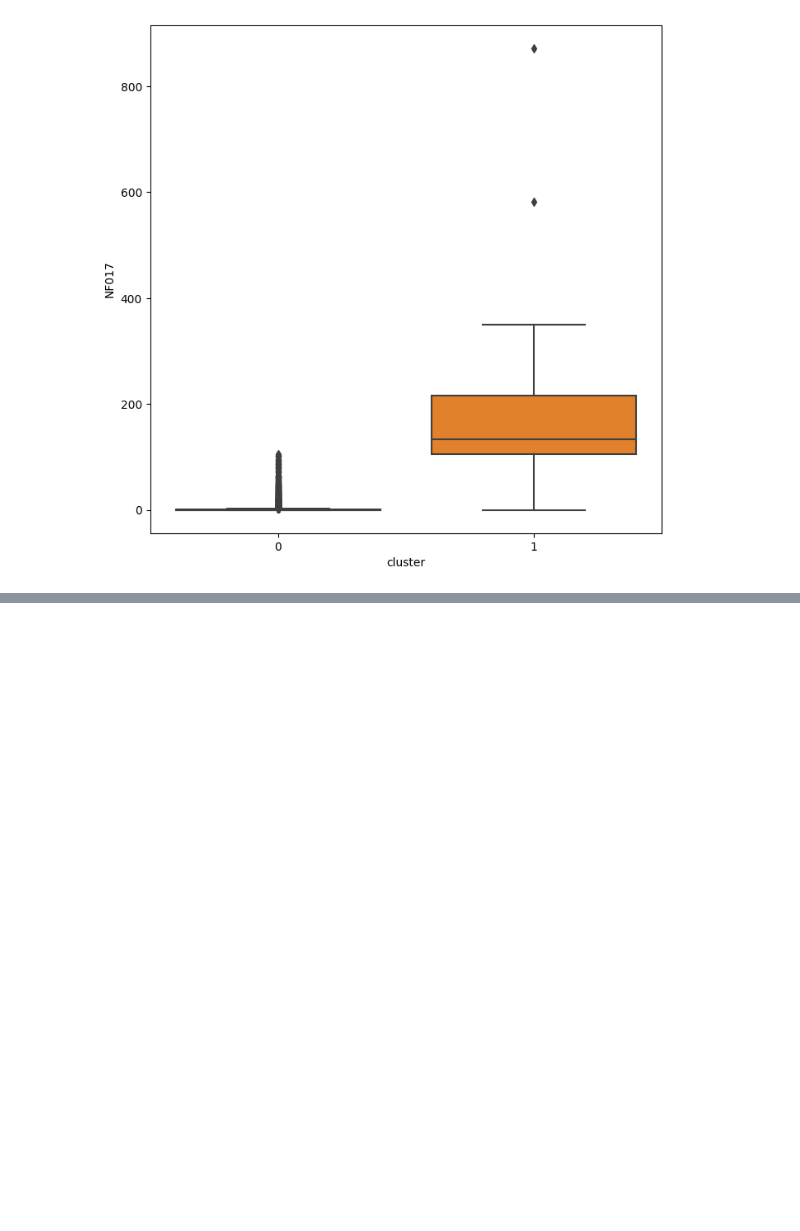
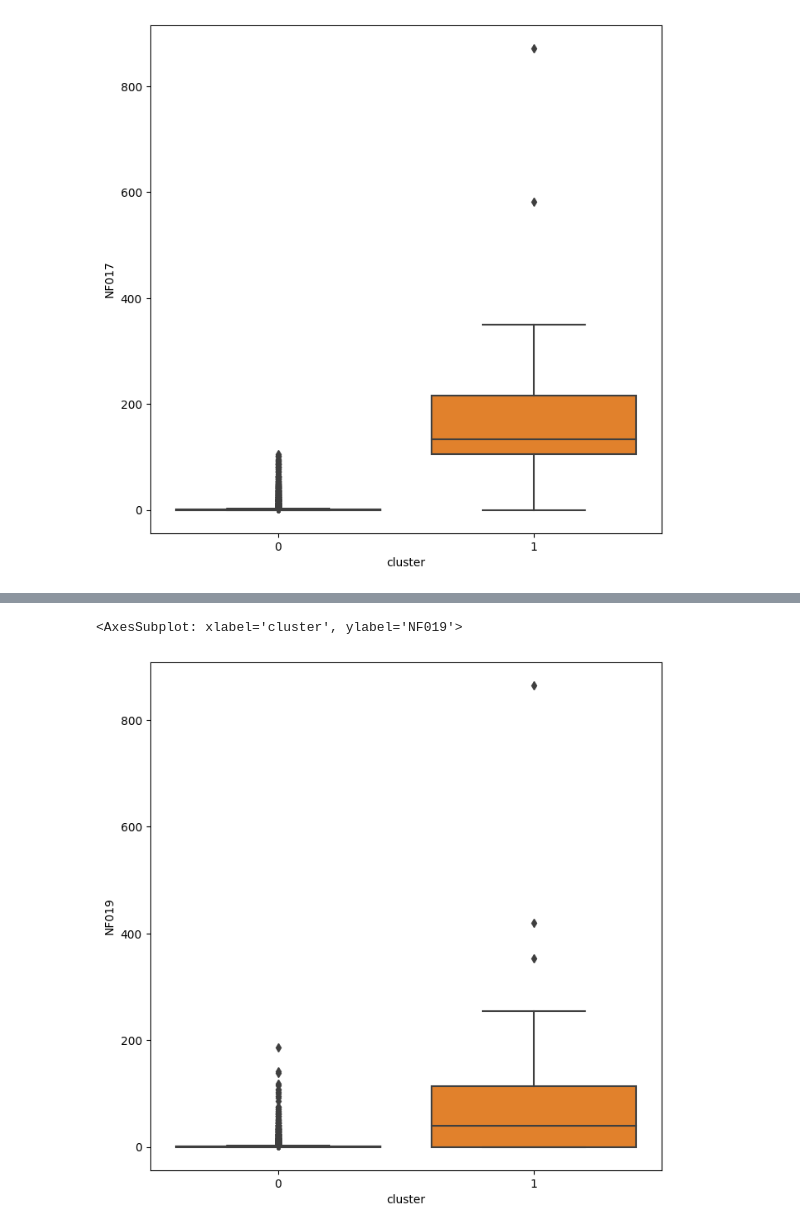
Before and after one commit to Sergio55Veliz/Sercop-DataScience, a Jupyter notebook: clustering.ipynb, the cells around one changed output, grey strips where cells are left out. Cells and saved outputs as stored; diff of their text form; code cells hidden in the pictures; blank space fills up the shorter version.

```diff
--- a/clustering.ipynb
+++ b/clustering.ipynb
@@ -329,0 +340,7 @@ sns.boxplot(data=df_clustering, x="cluster", y="NF017")
+# %%
+
+fig, ax = plt.subplots(figsize=(8,8))
+sns.boxplot(data=df_clustering, x="cluster", y="NF019")
+# %% [output]
+<AxesSubplot: xlabel='cluster', ylabel='NF019'>
+[figure, added]
```
Also changed, not shown: parts of 6 cells of this notebook.
